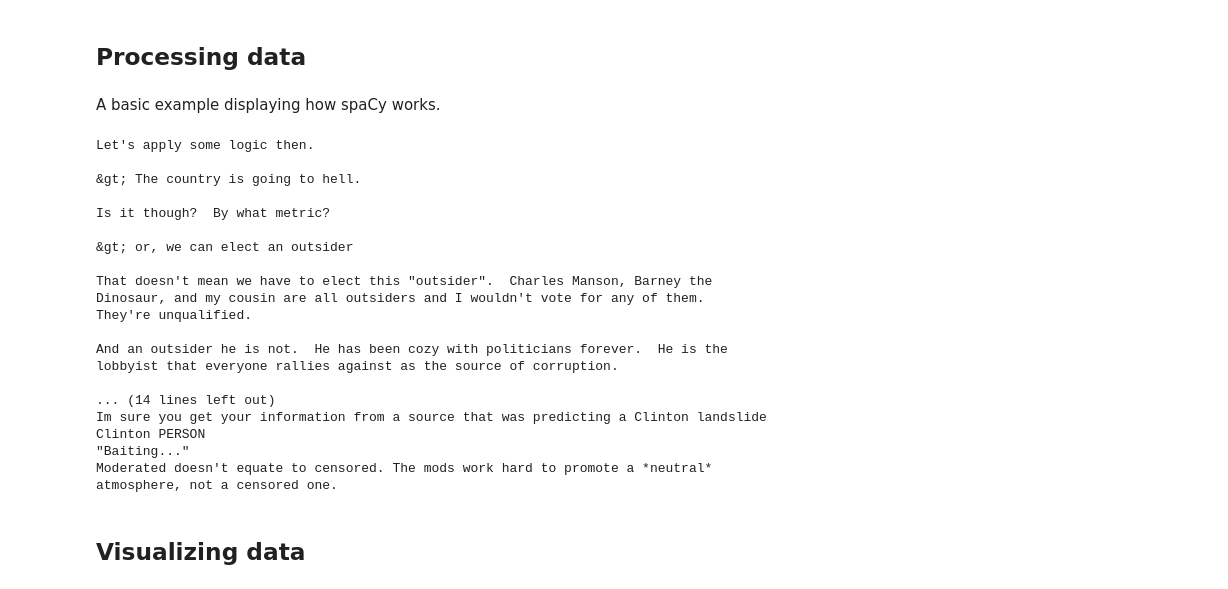
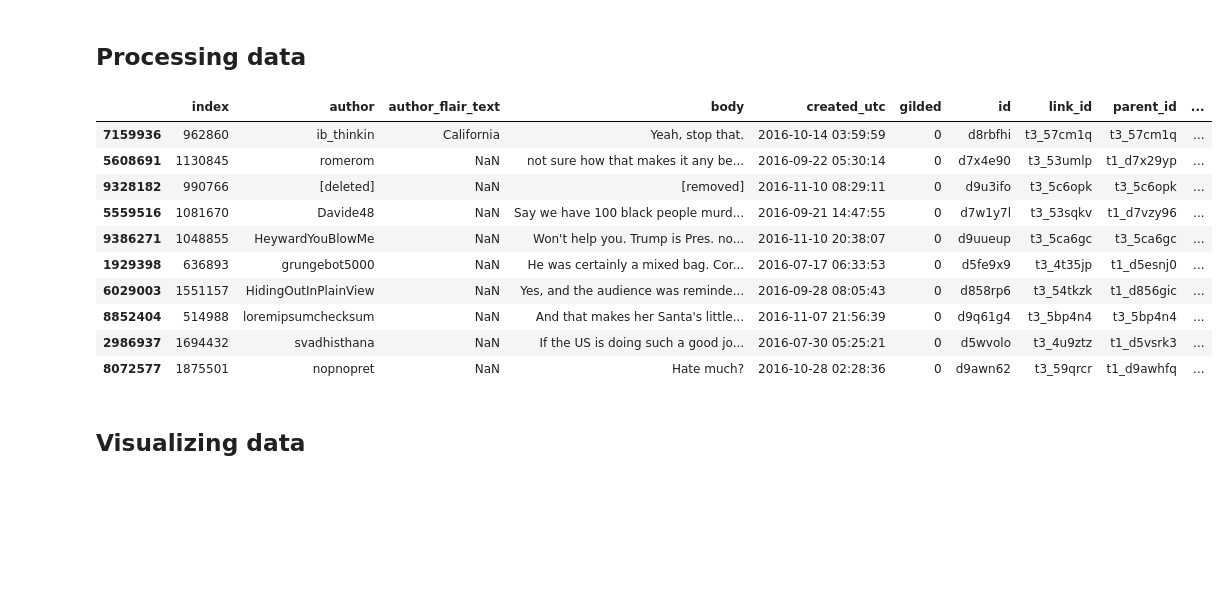
Before and after one commit to arthishow/Project, a Jupyter notebook: Final project.ipynb, the cells around one changed output. Drawn from its saved outputs; the diff is of its cells as text; code cells hidden in the pictures; blank space fills up the shorter version.

```diff
--- a/Final project.ipynb
+++ b/Final project.ipynb
@@ -35,12 +35,13 @@ The dataset consists of several different features listed below:
 # %% [markdown]
 ## Imports
 # %%
+import nltk
 import numpy as np
 import pandas as pd
 import matplotlib.pyplot as plt
-import spacy
+from nltk.sentiment.vader import SentimentIntensityAnalyzer
 
-nlp = spacy.load('en')
+sid = SentimentIntensityAnalyzer()
 
 %matplotlib inline
 # %% [markdown]
@@ -128,33 +168,41 @@ politics
 # %% [markdown]
 ## Processing data
-# %% [markdown]
-A basic example displaying how spaCy works.
-# %%
-sample = politics.sample(5)
-
-for index, row in sample.iterrows():
-    print(row.body)
-    doc = nlp(row.body)
-    for ent in doc.ents:
-        print(ent.text, ent.label_)
-# %% [output]
-Let's apply some logic then.
-
-&gt; The country is going to hell.
-
-Is it though?  By what metric?
-
-&gt; or, we can elect an outsider
-
-That doesn't mean we have to elect this "outsider".  Charles Manson, Barney the Dinosaur, and my cousin are all outsiders and I wouldn't vote for any of them.  They're unqualified.
-
-And an outsider he is not.  He has been cozy with politicians forever.  He is the lobbyist that everyone rallies against as the source of corruption.
-
-... (14 lines left out)
-Im sure you get your information from a source that was predicting a Clinton landslide
-Clinton PERSON
-"Baiting..."
-Moderated doesn't equate to censored. The mods work hard to promote a *neutral* atmosphere, not a censored one.
+# %%
+def nlp_entity(body):
+    """Creates a string with each named entity preceded by its corresponding tag and separated with a comma"""
+    entities = ''
+    for sent in nltk.sent_tokenize(body):
+        for chunk in nltk.ne_chunk(nltk.pos_tag(nltk.word_tokenize(sent))):
+            if hasattr(chunk, 'label'):
+                 entities += (chunk.label() + ' ' + ' '.join(c[0] for c in chunk) + ',' )
+    return entities[:-1]
+
+def nlp_sentiment(body, sid=SentimentIntensityAnalyzer()):
+    """Creates a string containing 4 numeric values corresponding to a sentiment analysis
+    oredered as such compound, neg, neu, pos separated by a comma."""
+    ss = sid.polarity_scores(body)
+    sentiment = ""
+    for k in sorted(ss):
+        sentiment += '{},'.format(ss[k])
+    return sentiment[:-1]
+# %%
+sample = politics.sample(10).copy()
+
+sample['entity'] = sample['body'].apply(nlp_entity)
+sample['sentiment'] = sample['body'].apply(nlp_sentiment)
+sample
+# %% [output]
+|  | index | author | author_flair_text | body | created_utc | gilded | id | link_id | parent_id | ... |
+| 7159936 | 962860 | ib_thinkin | California | Yeah, stop that. | 2016-10-14 03:59:59 | 0 | d8rbfhi | t3_57cm1q | t3_57cm1q | ... |
+| 5608691 | 1130845 | romerom | NaN | not sure how that makes it any be... | 2016-09-22 05:30:14 | 0 | d7x4e90 | t3_53umlp | t1_d7x29yp | ... |
+| 9328182 | 990766 | [deleted] | NaN | [removed] | 2016-11-10 08:29:11 | 0 | d9u3ifo | t3_5c6opk | t3_5c6opk | ... |
+| 5559516 | 1081670 | Davide48 | NaN | Say we have 100 black people murd... | 2016-09-21 14:47:55 | 0 | d7w1y7l | t3_53sqkv | t1_d7vzy96 | ... |
+| 9386271 | 1048855 | HeywardYouBlowMe | NaN | Won't help you. Trump is Pres. no... | 2016-11-10 20:38:07 | 0 | d9uueup | t3_5ca6gc | t3_5ca6gc | ... |
+| 1929398 | 636893 | grungebot5000 | NaN | He was certainly a mixed bag. Cor... | 2016-07-17 06:33:53 | 0 | d5fe9x9 | t3_4t35jp | t1_d5esnj0 | ... |
+| 6029003 | 1551157 | HidingOutInPlainView | NaN | Yes, and the audience was reminde... | 2016-09-28 08:05:43 | 0 | d858rp6 | t3_54tkzk | t1_d856gic | ... |
+| 8852404 | 514988 | loremipsumchecksum | NaN | And that makes her Santa's little... | 2016-11-07 21:56:39 | 0 | d9q61g4 | t3_5bp4n4 | t3_5bp4n4 | ... |
+| 2986937 | 1694432 | svadhisthana | NaN | If the US is doing such a good jo... | 2016-07-30 05:25:21 | 0 | d5wvolo | t3_4u9ztz | t1_d5vsrk3 | ... |
+| 8072577 | 1875501 | nopnopret | NaN | Hate much? | 2016-10-28 02:28:36 | 0 | d9awn62 | t3_59qrcr | t1_d9awhfq | ... |
 # %% [markdown]
 ## Visualizing data
 # %% [markdown]
```
Also changed, not shown: parts of 6 cells of this notebook.
